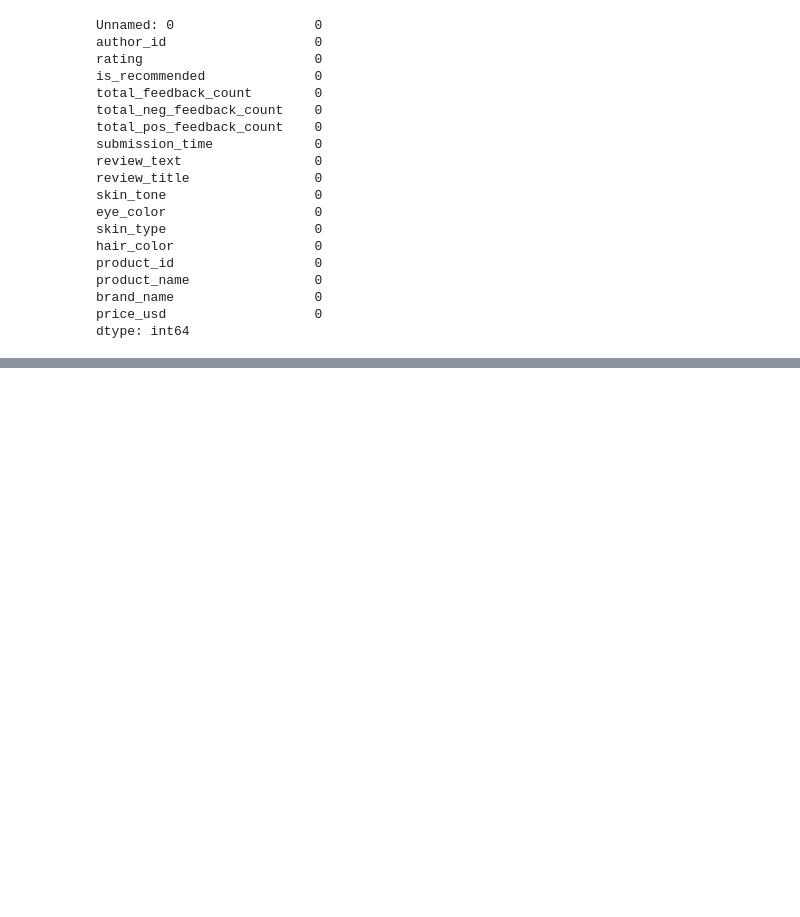
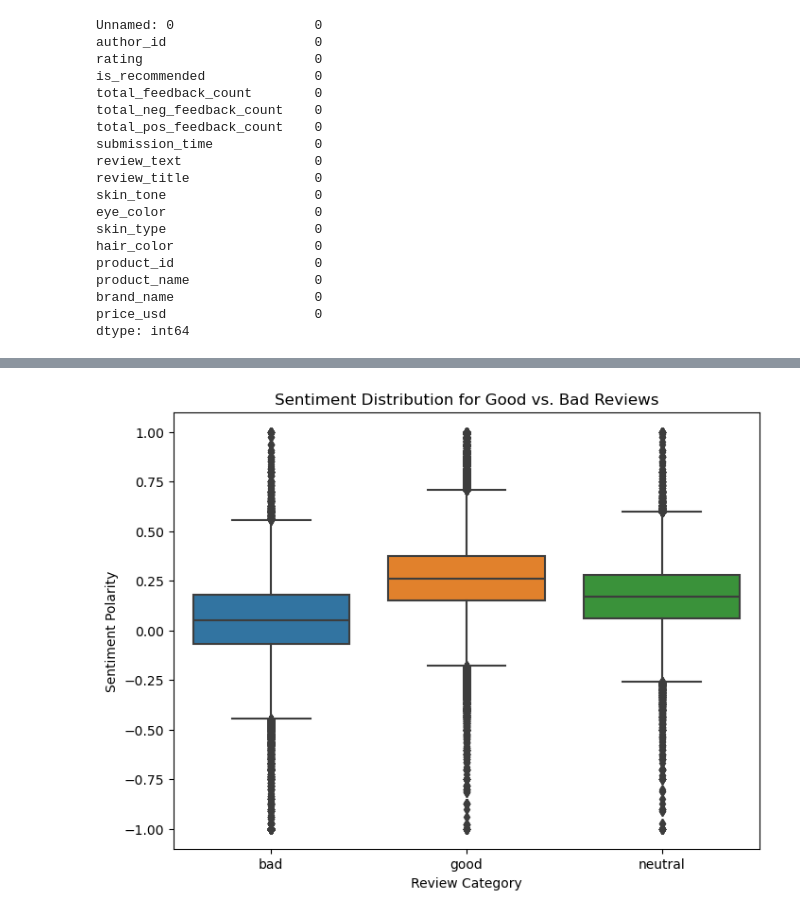
Before and after one commit to renaqd/team1-ADS505, a Jupyter notebook: 505FinalProj.ipynb, the cells around one changed output, grey strips where cells are left out. Saved outputs shown, nothing was run; the diff lists cells and outputs as text; code cells hidden in the pictures; blank space fills up the shorter version.

```diff
--- a/505FinalProj.ipynb
+++ b/505FinalProj.ipynb
@@ -134,0 +261,9 @@ dtype: int64
+# %%
+plt.figure(figsize=(8, 6))
+sns.boxplot(x='review_category', y='sentiment', data=cleaned_combined_reviews)
+plt.title('Sentiment Distribution for Good vs. Bad Reviews')
+plt.xlabel('Review Category')
+plt.ylabel('Sentiment Polarity')
+plt.show()
+# %% [output]
+[figure, added]
```
Also changed, not shown: parts of 21 cells of this notebook.
